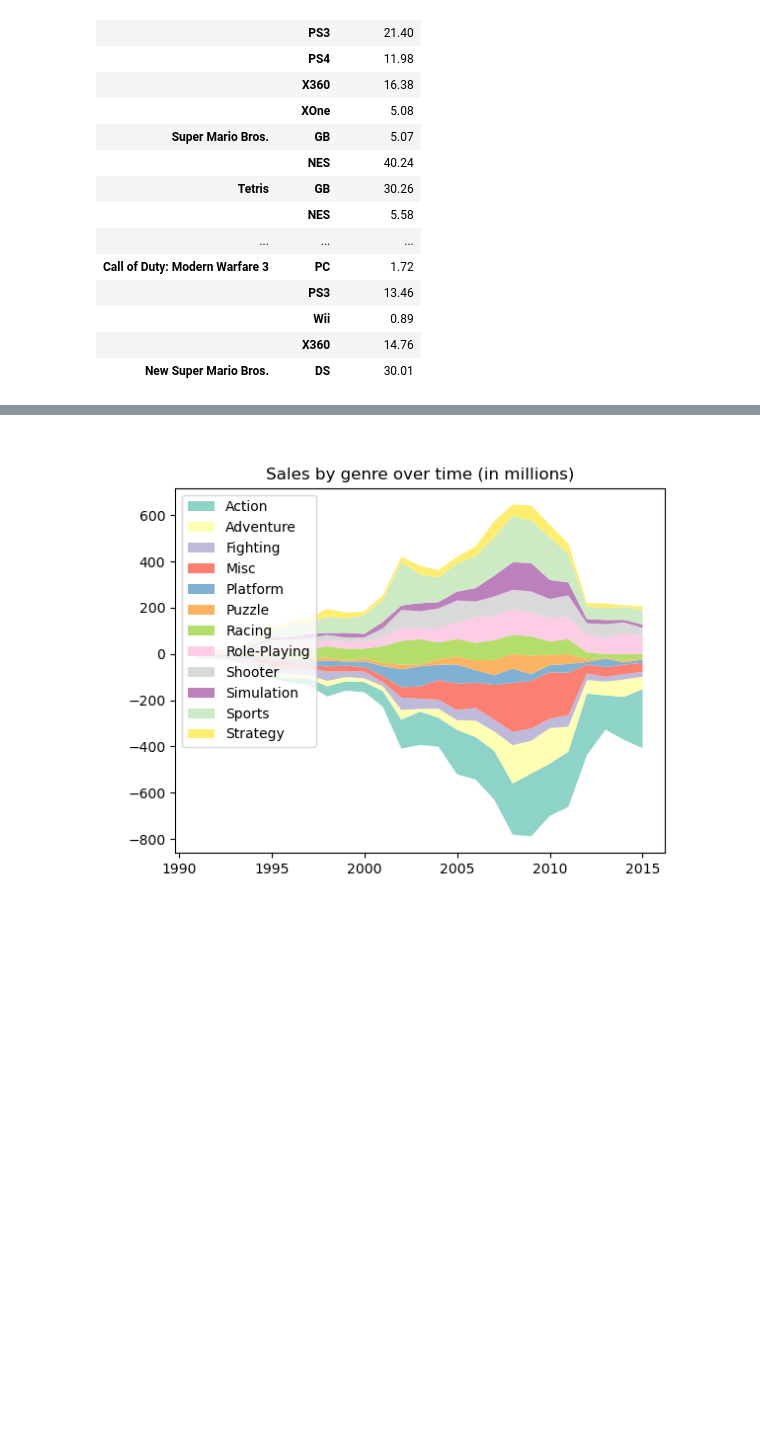
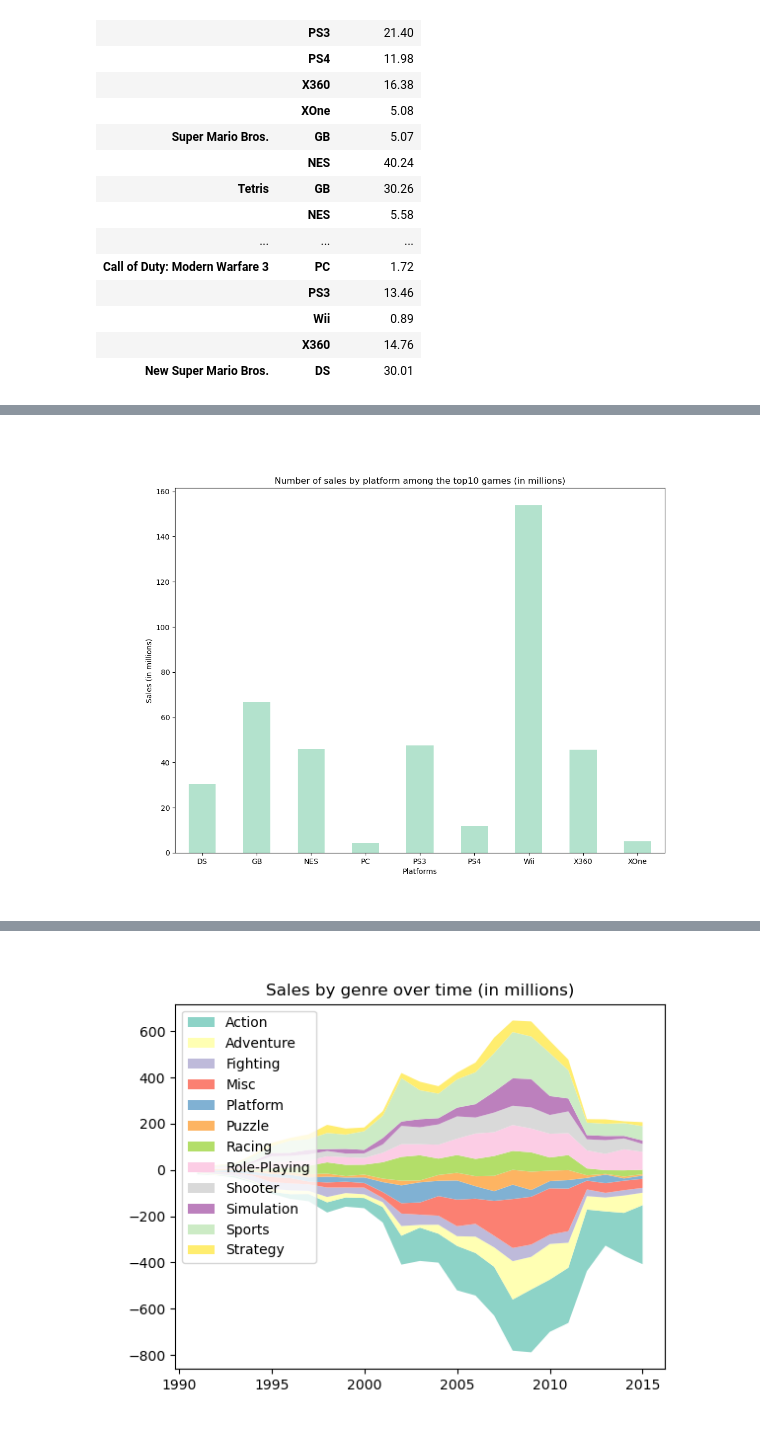
Before and after one commit to kchardon/video-games-project, a Jupyter notebook: data.ipynb, the cells around one changed output, grey strips where cells are left out. Cells and saved outputs as stored; diff of their text form; code cells hidden in the pictures; blank space fills up the shorter version.

```diff
--- a/data.ipynb
+++ b/data.ipynb
@@ -188,0 +225,15 @@ plt.show()
+# %%
+# Number of sales by platform among the top10 most sold games during 1980-2016
+my_cmap = plt.get_cmap("Pastel2")
+
+fig = plt.figure(figsize=(12,9))
+ax=plt.subplot()
+fig.canvas.layout.height = '950px'
+salesTop10Platf.groupby('Platform').sum().plot(ax=ax, kind='bar',colormap = my_cmap,legend=False,rot = 0)
+plt.title('Number of sales by platform among the top10 games (in millions)')
+ax.set_ylabel('Sales (M$)')
+ax.set_xlabel('Platforms')
+
+plt.show()
+# %% [output]
+[figure, added]
```
Also changed, not shown: parts of 11 cells of this notebook, 1 other file.
